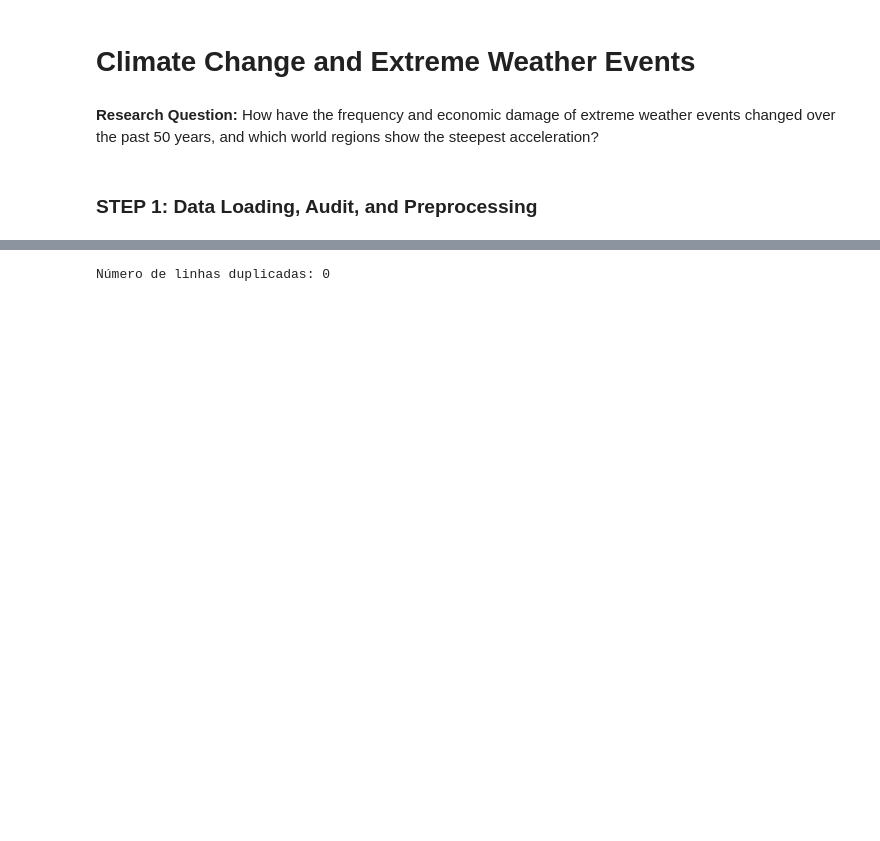
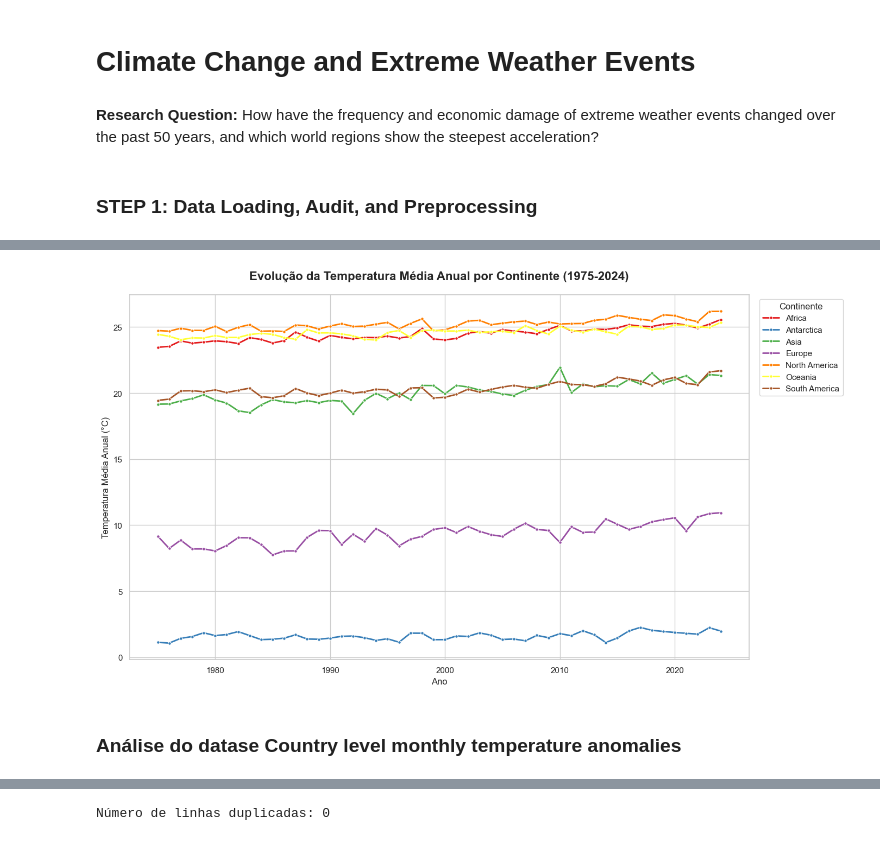
Before and after one commit to felipesabbado/2026-IPS-vd-project, a Jupyter notebook: notebooks/analysis.ipynb, the cells around one changed output, grey strips where cells are left out. Cells and saved outputs as stored; diff of their text form; code cells hidden in the pictures; blank space fills up the shorter version.

```diff
--- a/notebooks/analysis.ipynb
+++ b/notebooks/analysis.ipynb
@@ -34,0 +155,34 @@ O dataset temperature-anomaly tem 528 linhas e 6 colunas.
+# %%
+# Criar um gráfico de linhas para mostrar a evolução das temperaturas médias anuais por continente
+# 1. Configurar o estilo visual para ficar profissional (padrão IEEE)
+plt.figure(figsize=(14, 8))
+sns.set_theme(style="whitegrid") # Adiciona grades para facilitar a leitura
+
+# 2. Criar o gráfico de linhas
+# 'hue' define uma cor diferente para cada continente (Region)
+line_plot = sns.lineplot(
+    data=surface_temperature_2,
+    x='Year',
+    y='Yearly average',
+    hue='Region',
+    marker='o',         # Adiciona marcadores nos pontos anuais
+    markersize=4,
+    linewidth=2,
+    palette='Set1'      # Paleta de cores com alto contraste
+)
+
+# 3. Customização e Títulos
+plt.title('Evolução da Temperatura Média Anual por Continente (1975-2024)', fontsize=16, fontweight='bold', pad=20)
+plt.xlabel('Ano', fontsize=12)
+plt.ylabel('Temperatura Média Anual (°C)', fontsize=12)
+
+# 4. Ajustar a Legenda para fora do gráfico para não obstruir os dados
+plt.legend(title='Continente', title_fontsize='12', fontsize='11', bbox_to_anchor=(1.01, 1), loc='upper left')
+
+# 5. Ajuste fino do layout e exibição
+plt.tight_layout()
+plt.show()
+# %% [output]
+[figure, added]
+# %% [markdown]
+### Análise do datase **Country level monthly temperature anomalies**
```
Also changed, not shown: parts of 23 cells of this notebook, 15 other files.
